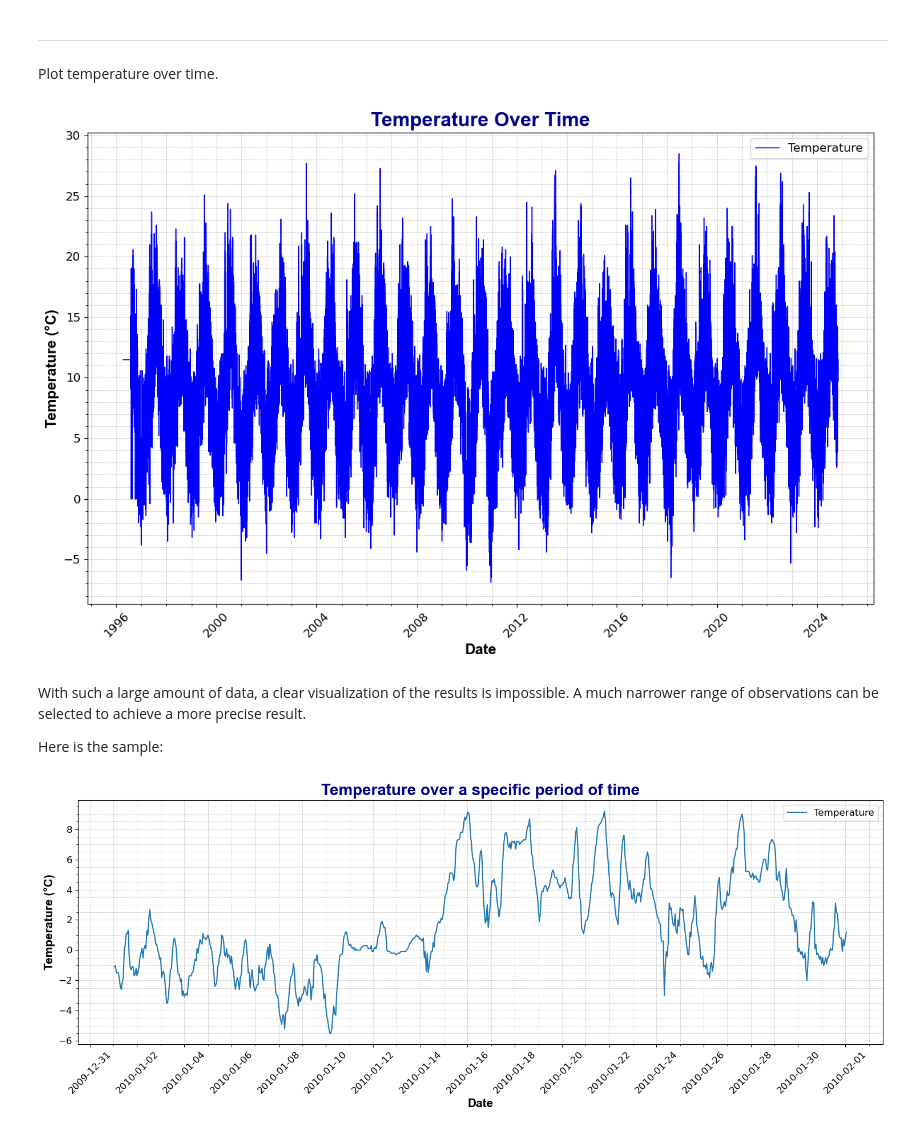
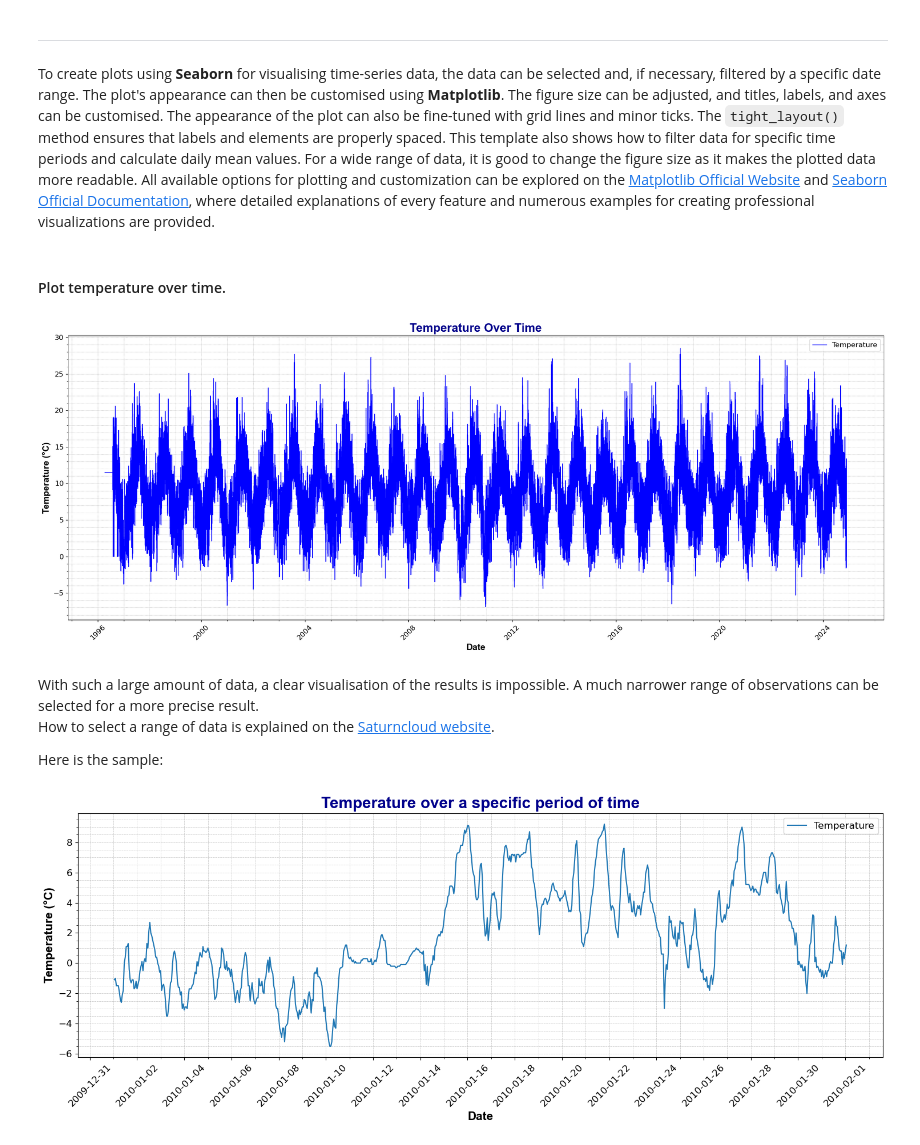
Before and after one commit to TomUszyn/PFDA-assignments, a Jupyter notebook: assingment_6_Weather.ipynb, the cells around one changed output. Cells and saved outputs as stored; diff of their text form; code cells hidden in the pictures.

Commit message:
Added new plot, links to resources and inprove layout on notebook.

```diff
--- a/assingment_6_Weather.ipynb
+++ b/assingment_6_Weather.ipynb
@@ -130,29 +145,34 @@ dtype: int64
 ### Plotting:
 # %% [markdown]
 ***
+# %% [markdown]
+To create plots using **Seaborn** for visualising time-series data, the data can be selected and, if necessary, filtered by a specific date range. The plot's appearance can then be customised using **Matplotlib**. The figure size can be adjusted, and titles, labels, and axes can be customised. The appearance of the plot can also be fine-tuned with grid lines and minor ticks. The `tight_layout()` method ensures that labels and elements are properly spaced. This template also shows how to filter data for specific time periods and calculate daily mean values. For a wide range of data, it is good to change the figure size as it makes the plotted data more readable.
+All available options for plotting and customization can be explored on the [Matplotlib Official Website](https://matplotlib.org) and [Seaborn Official Documentation](https://seaborn.pydata.org/generated/seaborn.lineplot.html), where detailed explanations of every feature and numerous examples for creating professional visualizations are provided.
 # %% [markdown]
-Plot temperature over time.
+#### Plot temperature over time.
 # %%
 # Adjusted figure size
-plt.figure(figsize=(12, 8))
+plt.figure(figsize=(20, 8))
 
 # Plot with Seaborn
 sns.lineplot(data=df, x="date", y="temp", color='blue', linestyle='-', linewidth=1)
 plt.title('Temperature Over Time', fontsize=20, fontweight='bold', fontname='Arial', color='darkblue')
 plt.xlabel('Date', fontsize=15, fontweight='bold', fontname='Arial')
 plt.ylabel('Temperature (°C)', fontsize=15, fontweight='bold', fontname='Arial')
 plt.grid(True, which='both', linestyle='--', linewidth=0.4)
 plt.xticks(fontsize=12, rotation=45)
 plt.yticks(fontsize=12)
 plt.minorticks_on()
 plt.legend(['Temperature'], loc='upper right', fontsize=12)
 # Adjust layout to fit labels
 plt.tight_layout()
 plt.show()
 # %% [output]
-[figure, old version]
+[figure, new version]
 # %% [markdown]
-With such a large amount of data, a clear visualization of the results is impossible. A much narrower range of observations can be selected to achieve a more precise result.
+With such a large amount of data, a clear visualisation of the results is impossible. A much narrower range of observations can be selected for a more precise result.
+How to select a range of data is explained on the [Saturncloud website](https://saturncloud.io/blog/how-to-select-date-range-from-pandas-dataframe/#:~:text=range%20of%20dates.-,%23%20Select%20a%20date%20range%20from%20the%20DataFrame,-date_range%20%3D%20df).
+
 
 Here is the sample:
 # %%
```
Also changed, not shown: parts of 50 cells of this notebook.
